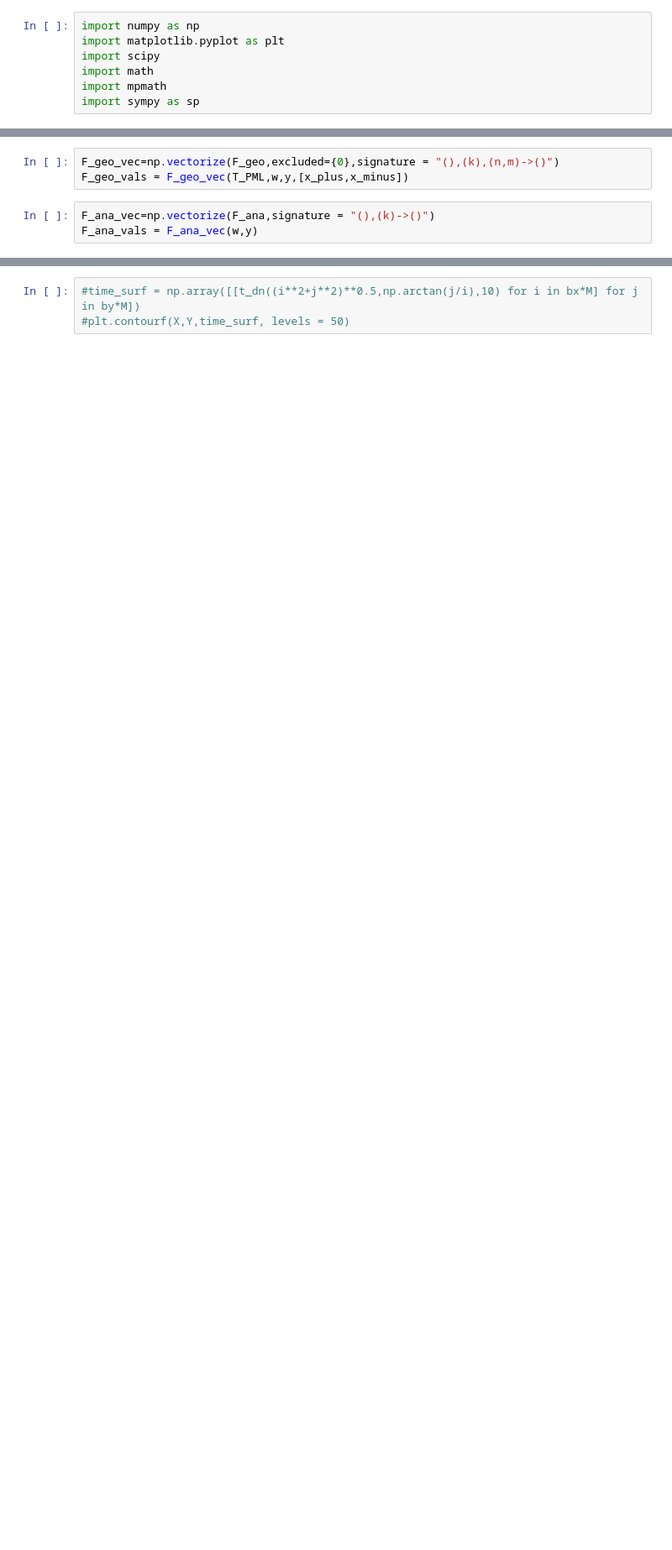
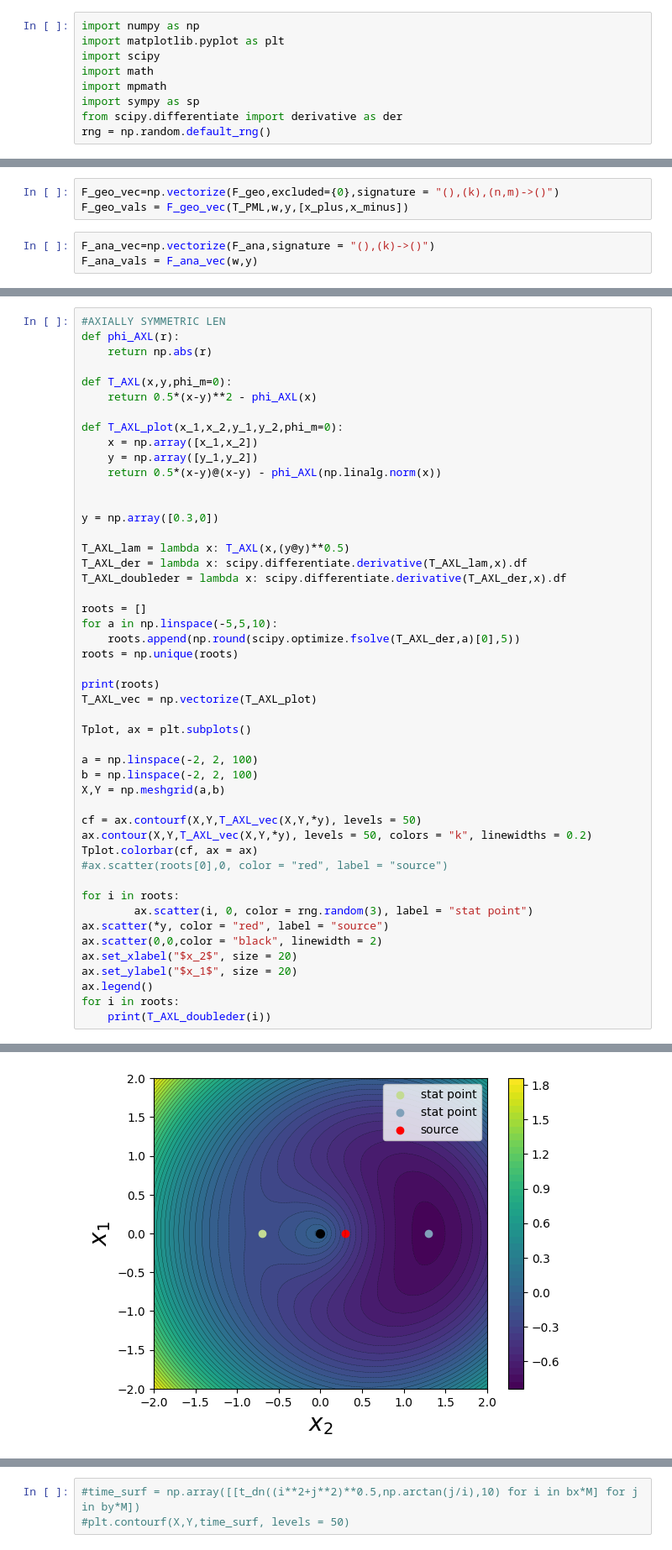
Before and after one commit to francescogibellini15-design/Thesis, a Jupyter notebook: Exercise 1.ipynb, the cells around one changed output, grey strips where cells are left out. Shown at 84% size. Drawn from its saved outputs; the diff is of its cells as text; blank space fills up the shorter version.

```diff
--- a/Exercise 1.ipynb
+++ b/Exercise 1.ipynb
@@ -5,6 +5,8 @@ import scipy
 import math
 import mpmath
 import sympy as sp
+from scipy.differentiate import derivative as der
+rng = np.random.default_rng()
 # %%
 
 M = 1
@@ -165,0 +181,49 @@ plt.savefig("F plot")
+# %%
+#AXIALLY SYMMETRIC LEN
+def phi_AXL(r):
+    return np.abs(r)
+
+def T_AXL(x,y,phi_m=0):
+    return 0.5*(x-y)**2 - phi_AXL(x)
+
+def T_AXL_plot(x_1,x_2,y_1,y_2,phi_m=0):
+    x = np.array([x_1,x_2])
+    y = np.array([y_1,y_2])
+    return 0.5*(x-y)@(x-y) - phi_AXL(np.linalg.norm(x))
+
+
+y = np.array([0.3,0])
+
+T_AXL_lam = lambda x: T_AXL(x,(y@y)**0.5)
+T_AXL_der = lambda x: scipy.differentiate.derivative(T_AXL_lam,x).df
+T_AXL_doubleder = lambda x: scipy.differentiate.derivative(T_AXL_der,x).df
+
+roots = []
+for a in np.linspace(-5,5,10):
+    roots.append(np.round(scipy.optimize.fsolve(T_AXL_der,a)[0],5))
+roots = np.unique(roots)
+
+print(roots)
+T_AXL_vec = np.vectorize(T_AXL_plot)
+
+Tplot, ax = plt.subplots()
+
+a = np.linspace(-2, 2, 100)
+b = np.linspace(-2, 2, 100)
+X,Y = np.meshgrid(a,b)
+
+cf = ax.contourf(X,Y,T_AXL_vec(X,Y,*y), levels = 50)
+ax.contour(X,Y,T_AXL_vec(X,Y,*y), levels = 50, colors = "k", linewidths = 0.2)
+Tplot.colorbar(cf, ax = ax)
+#ax.scatter(roots[0],0, color = "red", label = "source")
+
+for i in roots:
+        ax.scatter(i, 0, color = rng.random(3), label = "stat point")
+ax.scatter(*y, color = "red", label = "source")
+ax.scatter(0,0,color = "black", linewidth = 2)
+ax.set_xlabel("$x_2$", size = 20)
+ax.set_ylabel("$x_1$", size = 20)
+ax.legend()
+for i in roots:
+    print(T_AXL_doubleder(i))
+# %% [output]
@@ -165,0 +233 @@ plt.savefig("F plot")
+[figure, added]
```
Also changed, not shown: parts of 10 cells of this notebook, 3 other files.
